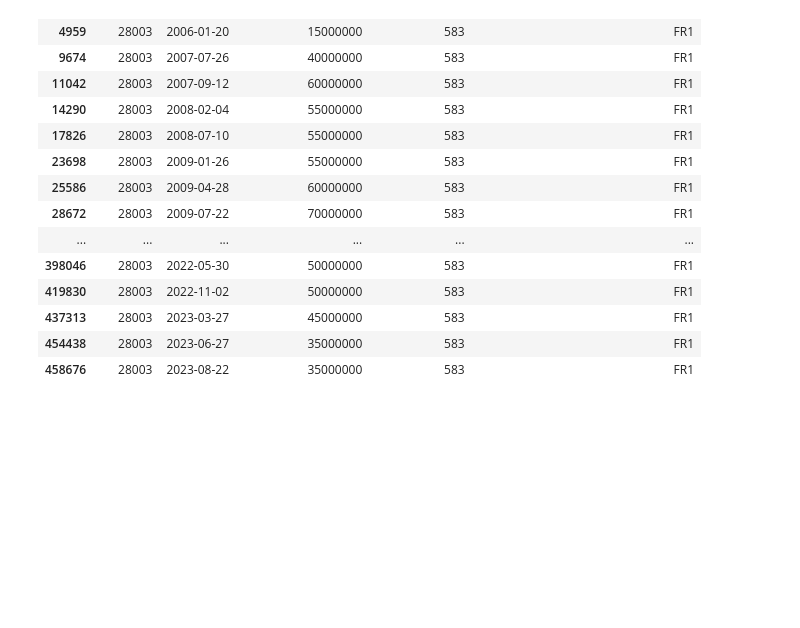
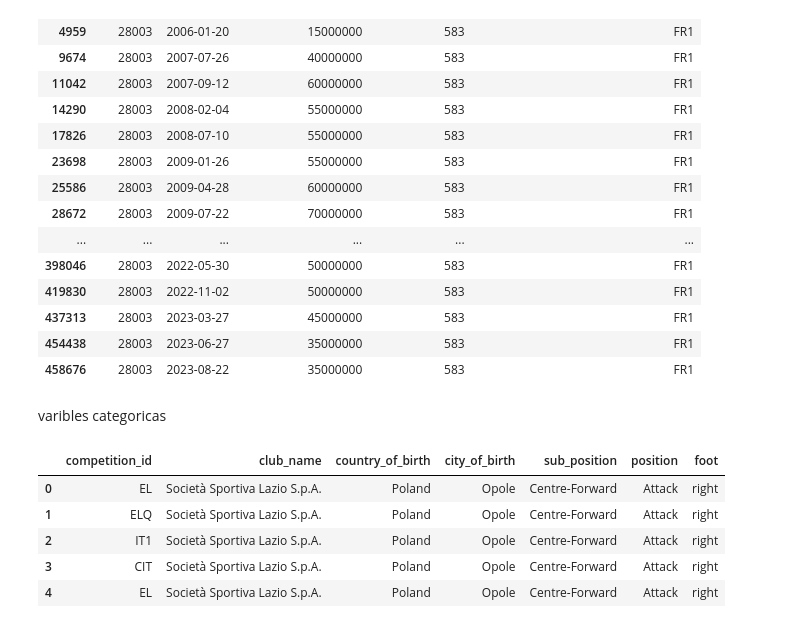
Before and after one commit to VLGuazzelli/proyecto_final_transfer, a Jupyter notebook: src/explore.ipynb, the cells around one changed output. Cells and saved outputs as stored; diff of their text form; code cells hidden in the pictures; blank space fills up the shorter version.

Commit message:
categorica

```diff
--- a/src/explore.ipynb
+++ b/src/explore.ipynb
@@ -299,3 +283,17 @@ messi_pl_val
 | 437313 | 28003 | 2023-03-27 | 45000000 | 583 | FR1 |
 | 454438 | 28003 | 2023-06-27 | 35000000 | 583 | FR1 |
 | 458676 | 28003 | 2023-08-22 | 35000000 | 583 | FR1 |
+# %% [markdown]
+varibles categoricas
+# %%
+
+object_columns = df.select_dtypes(include=['object'])
+
+object_columns.head()
+# %% [output]
+|  | competition_id | club_name | country_of_birth | city_of_birth | sub_position | position | foot |
+| 0 | EL | Società Sportiva Lazio S.p.A. | Poland | Opole | Centre-Forward | Attack | right |
+| 1 | ELQ | Società Sportiva Lazio S.p.A. | Poland | Opole | Centre-Forward | Attack | right |
+| 2 | IT1 | Società Sportiva Lazio S.p.A. | Poland | Opole | Centre-Forward | Attack | right |
+| 3 | CIT | Società Sportiva Lazio S.p.A. | Poland | Opole | Centre-Forward | Attack | right |
+| 4 | EL | Società Sportiva Lazio S.p.A. | Poland | Opole | Centre-Forward | Attack | right |
```
Also changed, not shown: parts of 1 cell of this notebook.
